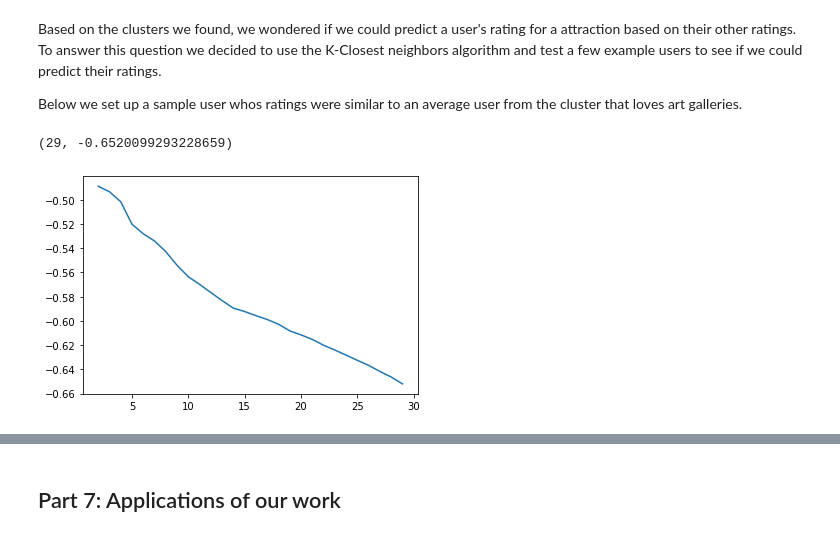
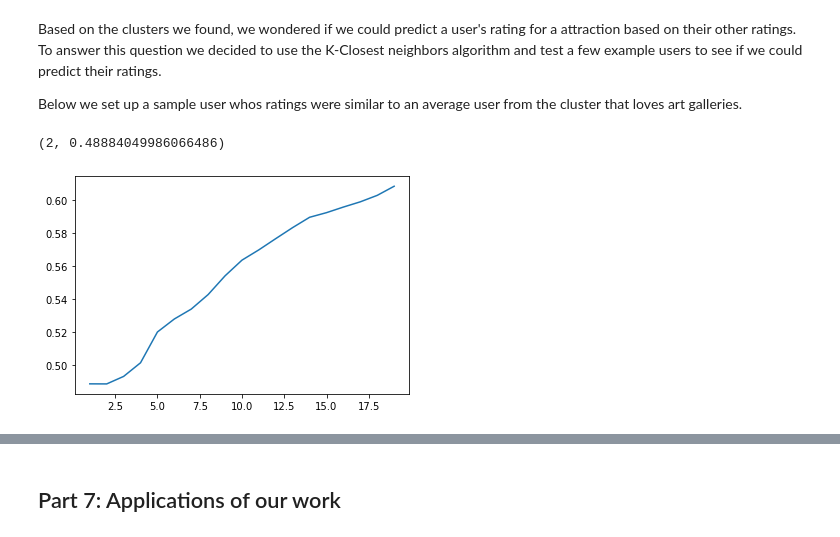
Before and after one commit to vasanth16/relishTravel, a Jupyter notebook: Analyzing Travel Preferences.ipynb, the cells around one changed output, grey strips where cells are left out. Cells and saved outputs as stored; diff of their text form; code cells hidden in the pictures.

```diff
--- a/Analyzing Travel Preferences.ipynb
+++ b/Analyzing Travel Preferences.ipynb
@@ -634,17 +616,17 @@ scaler = StandardScaler()
 # %%
 average = 0
 MAE = {}
-low = (0,0)
-for i in range(2,30):
+high = (0,99)
+for i in range(1,20):
     model = KNeighborsRegressor(n_neighbors=i)
     pipeline = Pipeline([("vectorizer", vec), ("scaler", scaler), ("fit", model)])
-    scores = cross_val_score(pipeline, xTrainDict, yTrain, cv=5, scoring="neg_mean_absolute_error") # run pipeline with 5 folds
+    scores = -cross_val_score(pipeline, xTrainDict, yTrain, cv=5, scoring="neg_mean_absolute_error") # run pipeline with 5 folds
     MAE[i]=scores.mean() # find mean to plot easily
-    if scores.mean() > low[1]: #store value if lower
-        low = (i,scores.mean())
-print(low)
+    if scores.mean() < high[1]: #store value if lower
+        high = (i,scores.mean())
+print(high)
 plt.plot(*zip(*sorted(MAE.items()))) # plot all items
 plt.show()
 # %% [output]
-(29, -0.6520099293228659)
+(2, 0.48884049986066486)
-[figure, old version]
+[figure, new version]
```
Also changed, not shown: parts of 23 cells of this notebook.
